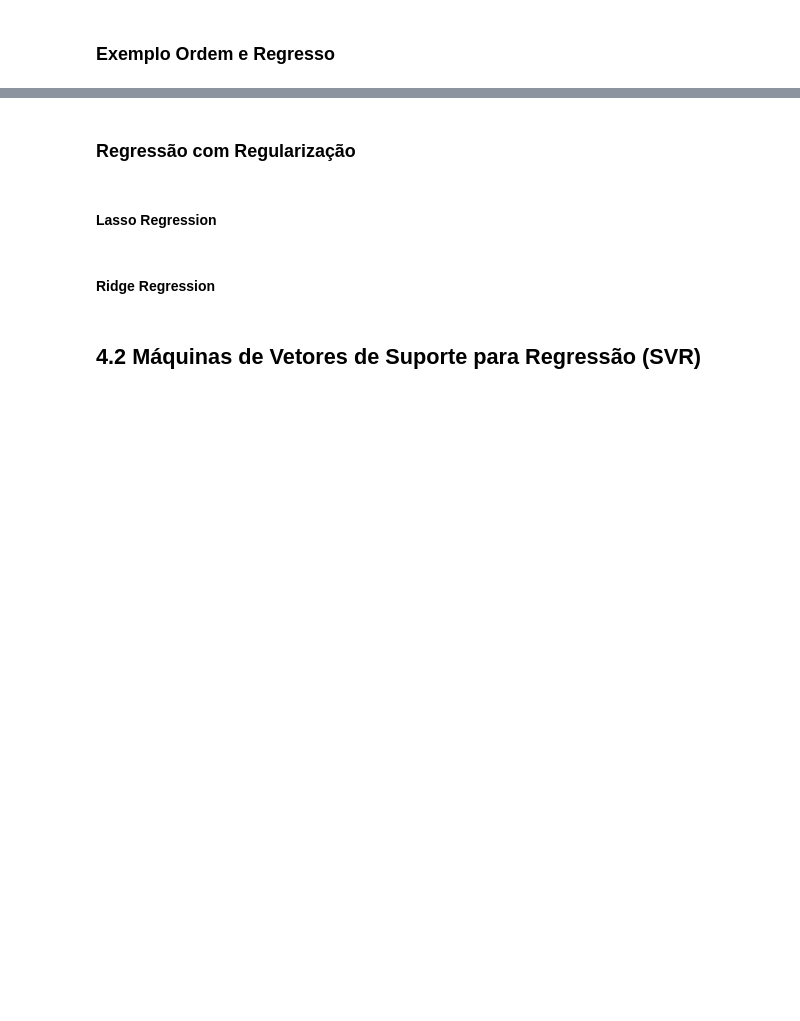
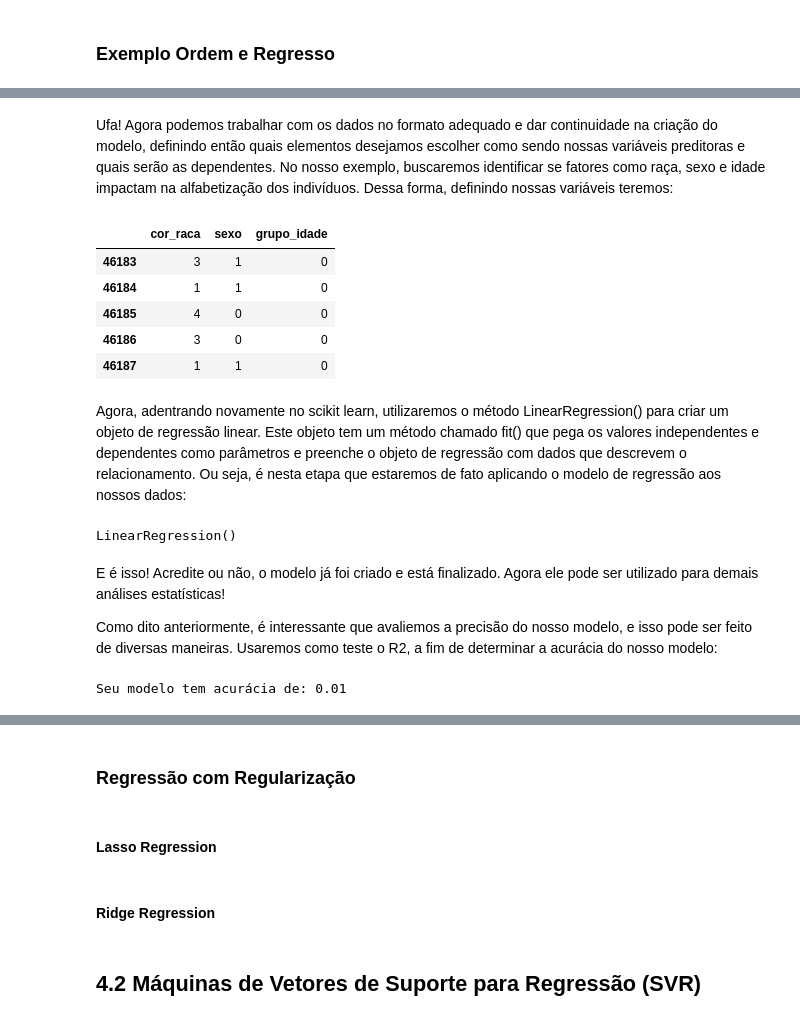
Before and after one commit to GB-Navarro/case-ia-fea-dev, a Jupyter notebook: case_ia.ipynb, the cells around one changed output, grey strips where cells are left out. Drawn from its saved outputs; the diff is of its cells as text; code cells hidden in the pictures; blank space fills up the shorter version.

```diff
--- a/case_ia.ipynb
+++ b/case_ia.ipynb
@@ -460,0 +520,40 @@ Como forma de melhor ilustrar uma regressão em python, traremos agora um exempl
+# %%
+from sklearn.preprocessing import LabelEncoder
+label_encoder = LabelEncoder()
+for col in dados.columns:
+    if dados[col].dtype == 'object':
+        dados[col] = label_encoder.fit_transform(dados[col])
+# %% [markdown]
+Ufa! Agora podemos trabalhar com os dados no formato adequado e dar continuidade na criação do modelo, definindo então quais elementos desejamos escolher como sendo nossas variáveis preditoras e quais serão as dependentes. No nosso exemplo, buscaremos identificar se fatores como raça, sexo e idade impactam na alfabetização dos indivíduos. Dessa forma, definindo nossas variáveis teremos:
+# %%
+# Determinando a variável dependente
+y = dados['alfabetizacao']
+
+# Determinando as variáveis independentes
+x = dados[['cor_raca', 'sexo', 'grupo_idade']]
+
+# Visualizando as variáveis independentes
+x.head()
+# %% [output]
+|  | cor_raca | sexo | grupo_idade |
+| 46183 | 3 | 1 | 0 |
+| 46184 | 1 | 1 | 0 |
+| 46185 | 4 | 0 | 0 |
+| 46186 | 3 | 0 | 0 |
+| 46187 | 1 | 1 | 0 |
+# %% [markdown]
+Agora, adentrando novamente no scikit learn, utilizaremos o método LinearRegression() para criar um objeto de regressão linear. Este objeto tem um método chamado fit() que pega os valores independentes e dependentes como parâmetros e preenche o objeto de regressão com dados que descrevem o relacionamento. Ou seja, é nesta etapa que estaremos de fato aplicando o modelo de regressão aos nossos dados:
+# %%
+regressao = linear_model.LinearRegression()
+regressao.fit(x, y)
+# %% [output]
+LinearRegression()
+# %% [markdown]
+E é isso! Acredite ou não, o modelo já foi criado e está finalizado. Agora ele pode ser utilizado para demais análises estatísticas!
+
+Como dito anteriormente, é interessante que avaliemos a precisão do nosso modelo, e isso pode ser feito de diversas maneiras. Usaremos como teste o R2, a fim de determinar a acurácia do nosso modelo:
+# %%
+significancia_global = regressao.score(x, y)
+print(f'Seu modelo tem acurácia de: {significancia_global:.2f}')
+# %% [output]
+Seu modelo tem acurácia de: 0.01
```
Also changed, not shown: parts of 10 cells of this notebook, 1 other file.
